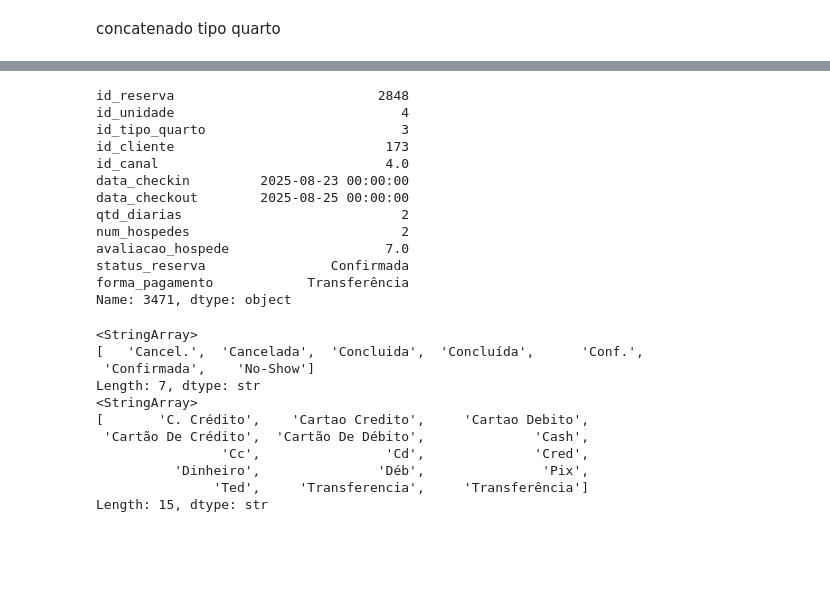
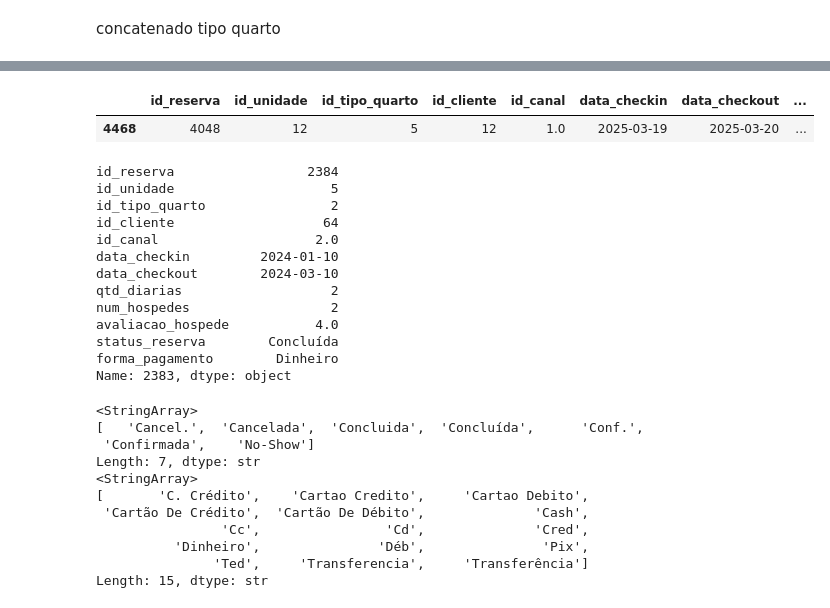
Before and after one commit to CarlosEduardoRodrigues7/Narahotel, a Jupyter notebook: narahotel.ipynb, the cells around one changed output, grey strips where cells are left out. Cells and saved outputs as stored; diff of their text form; code cells hidden in the pictures; blank space fills up the shorter version.

```diff
--- a/narahotel.ipynb
+++ b/narahotel.ipynb
@@ -921,6 +941,17 @@ df_reserva.loc[2383, 'qtd_diarias'] = 2
 df_reserva.loc[2383, 'qtd_diarias'] = 2
 df_reserva.loc[2383, 'qtd_diarias'] = 2
 df_reserva.loc[2383, 'qtd_diarias'] = 2
+df_reserva.loc[2567, 'qtd_diarias'] = 1
+df_reserva.loc[3135, 'qtd_diarias'] = 1
+df_reserva.loc[3193, 'qtd_diarias'] = 1
+df_reserva.loc[4468, 'qtd_diarias'] = 1
+# %%
+df_reserva.loc[df_reserva['id_reserva'] == 3472, 'qtd_diarias'] = 1
+# %%
+df_reserva.loc[(df_reserva['id_reserva'] == 4048)]
+# %% [output]
+|  | id_reserva | id_unidade | id_tipo_quarto | id_cliente | id_canal | data_checkin | data_checkout | ... |
+| 4468 | 4048 | 12 | 5 | 12 | 1.0 | 2025-03-19 | 2025-03-20 | ... |
 # %%
 df_reserva.iloc[727, :]
 df_reserva.iloc[954, :]
@@ -930,21 +961,20 @@ df_reserva.iloc[1447, :]
 df_reserva.iloc[1580, :]
 df_reserva.iloc[2311, :]
 df_reserva.iloc[2383, :]
-df_reserva.iloc[3471, :]
 # %% [output]
-id_reserva                          2848
-id_unidade                             4
-id_tipo_quarto                         3
-id_cliente                           173
-id_canal                             4.0
-data_checkin         2025-08-23 00:00:00
-data_checkout        2025-08-25 00:00:00
-qtd_diarias                            2
-num_hospedes                           2
-avaliacao_hospede                    7.0
-status_reserva                Confirmada
-forma_pagamento            Transferência
-Name: 3471, dtype: object
+id_reserva                 2384
+id_unidade                    5
+id_tipo_quarto                2
+id_cliente                   64
+id_canal                    2.0
+data_checkin         2024-01-10
+data_checkout        2024-03-10
+qtd_diarias                   2
+num_hospedes                  2
+avaliacao_hospede           4.0
+status_reserva        Concluída
+forma_pagamento        Dinheiro
+Name: 2383, dtype: object
 # %%
 df_reserva['data_checkout'] = pd.to_datetime(
     df_reserva['data_checkout'],
```
Also changed, not shown: parts of 7 cells of this notebook.
